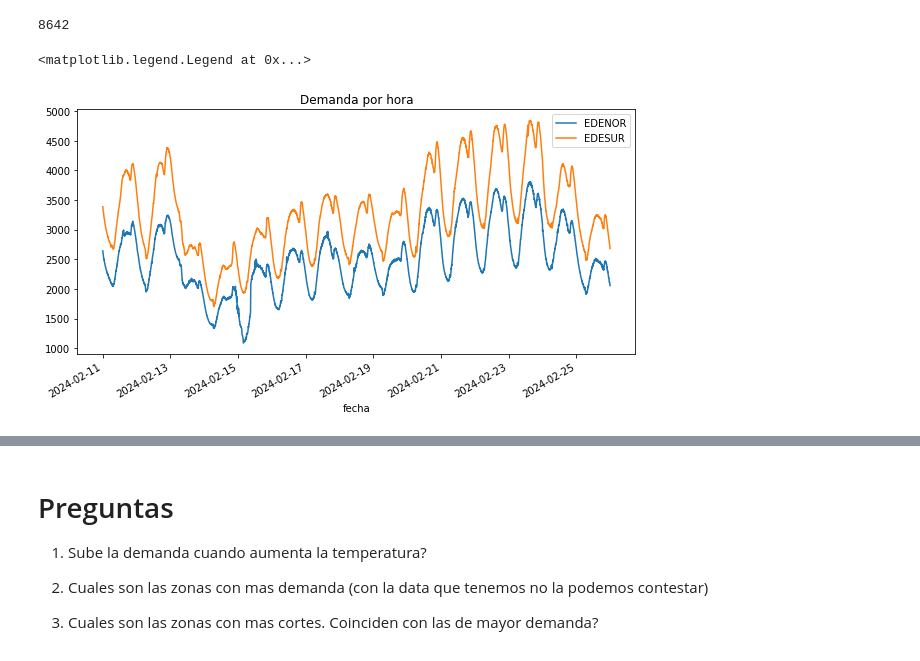
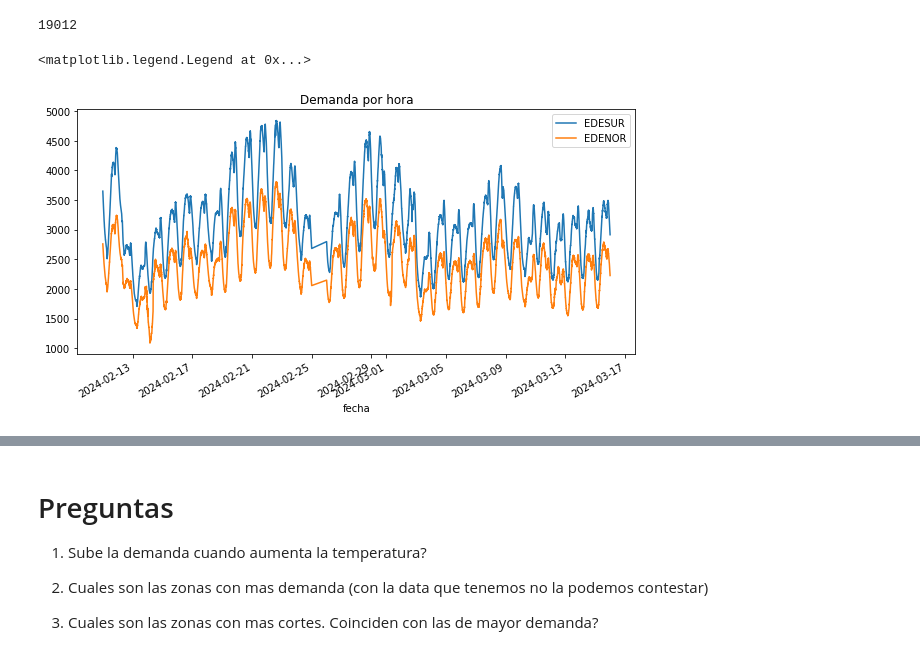
Before and after one commit to elsonidoq/enre, a Jupyter notebook: 02-EDA.ipynb, the cells around one changed output, grey strips where cells are left out. Cells and saved outputs as stored; diff of their text form; code cells hidden in the pictures.

```diff
--- a/02-EDA.ipynb
+++ b/02-EDA.ipynb
@@ -121,3 +127,7 @@ import pandas as pd
 
 demanda_df = pd.DataFrame(demanda)
 demanda_df.drop_duplicates(subset=['fecha', 'region'], inplace=True)
+demanda_df['fecha'] = demanda_df.fecha.apply(lambda x: x - timedelta(days=1))
+demanda_df['dem'] = demanda_df.demAyer
+demanda_df.drop(columns=['demHoy', 'demAyer', 'demSemanaAnt'], inplace=True)
+demanda_df.head()
@@ -210,7 +158,7 @@ plt.xticks(rotation=45);
 # %%
 len(demanda_df)
 # %% [output]
-8642
+19012
 # %%
 region2str = {
     1077: 'EDESUR',  1078: 'EDENOR',
@@ -218,16 +166,16 @@ region2str = {
 # %%
 import matplotlib.pyplot as plt
 
 plt.figure(figsize=(10,5))
 
 plt.title('Demanda por hora')
 for region in demanda_df.region.unique():
-    demanda_df[demanda_df.region==region].set_index('fecha').demAyer.plot(label=region2str[region])
+    demanda_df[demanda_df.region==region].set_index('fecha').dem.plot(label=region2str[region])
 
 plt.legend(loc='best')
 # %% [output]
 <matplotlib.legend.Legend at 0x...>
-[figure, old version]
+[figure, new version]
 # %%
 cortes_df = pd.DataFrame(cortes)
 cortes_df['usuarios afectados'] = cortes_df['usuarios afectados'].apply(int)
```
Also changed, not shown: parts of 69 cells of this notebook.
